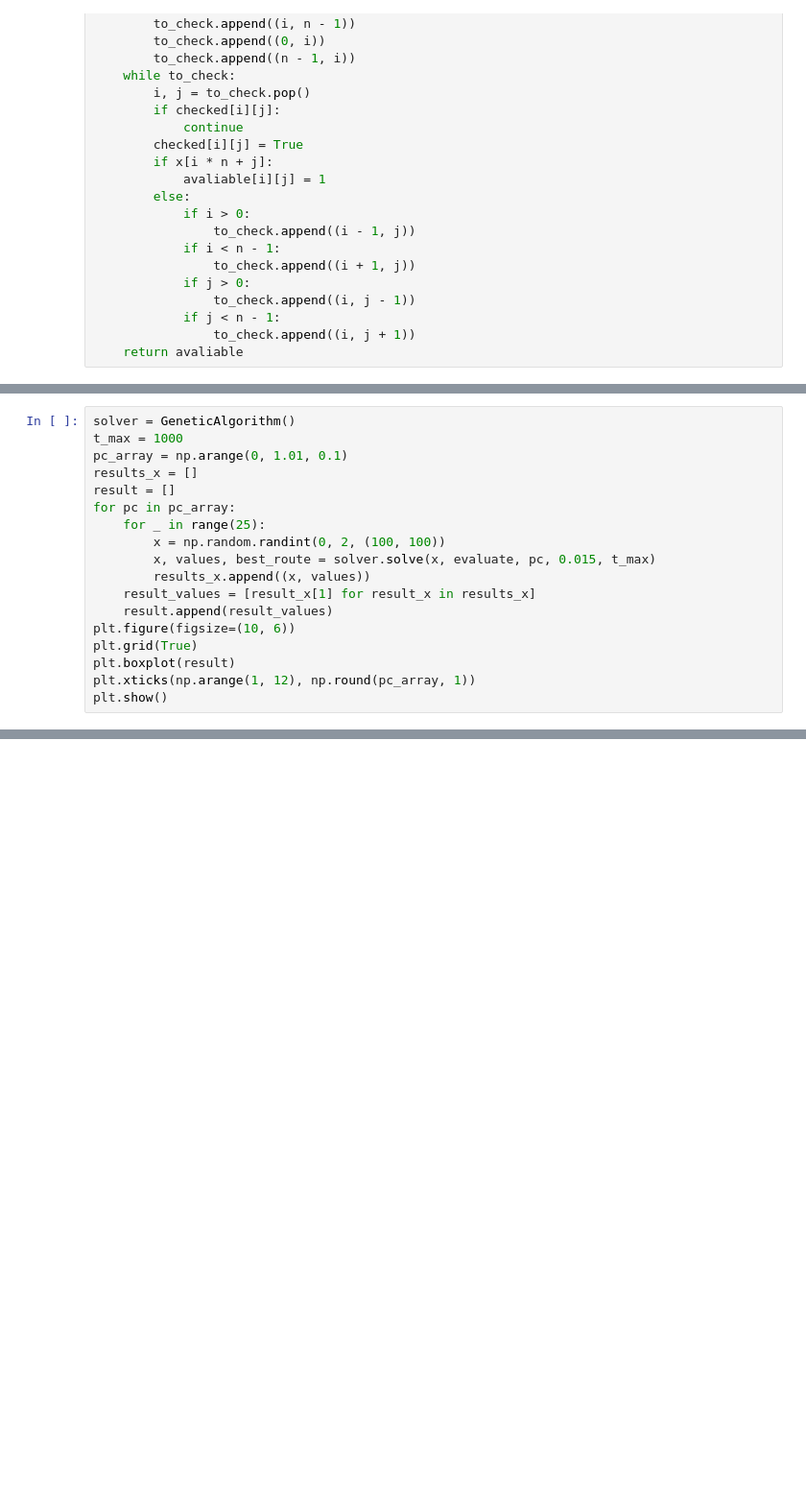
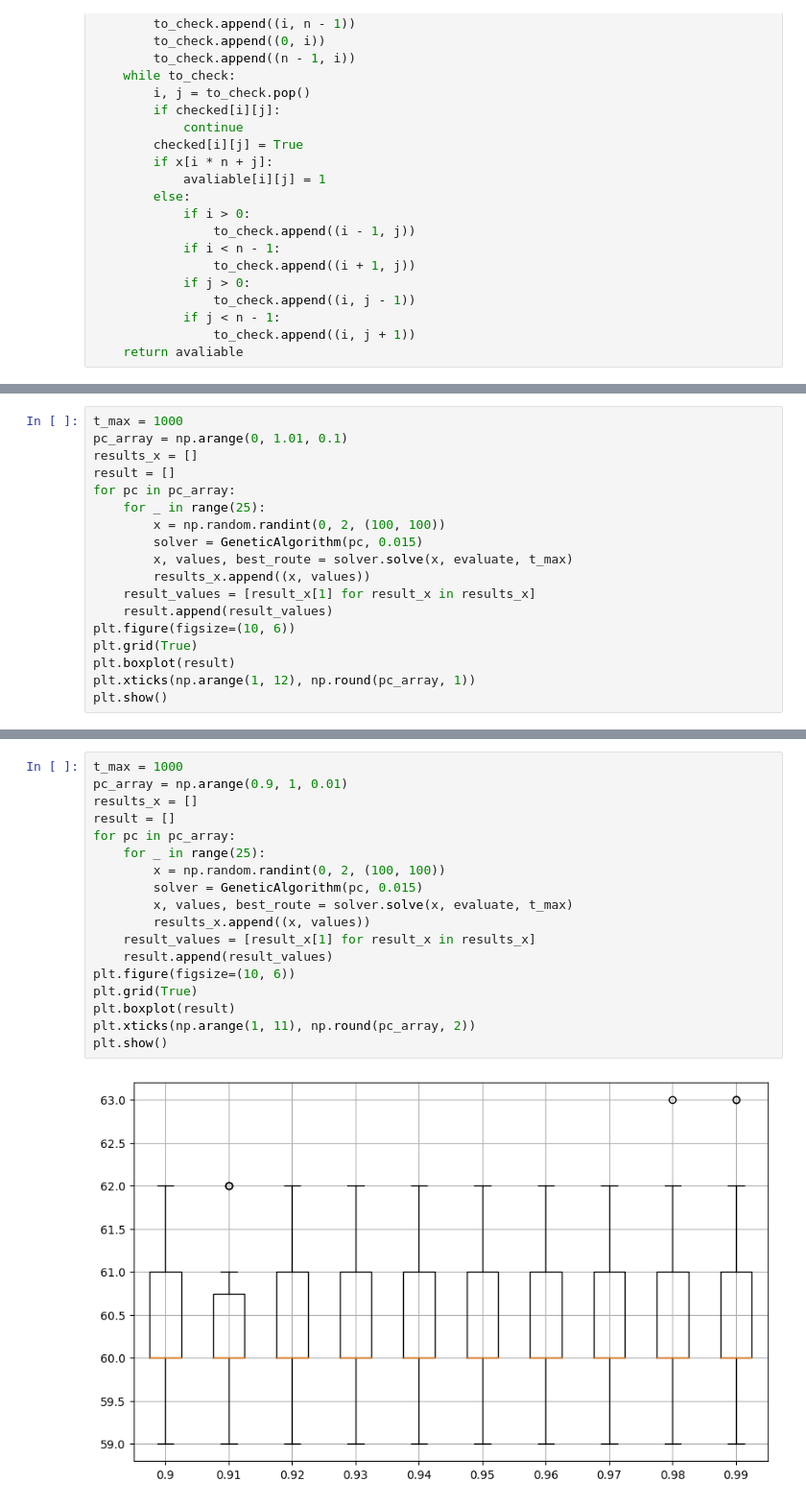
Before and after one commit to iszablowski/WSI24L, a Jupyter notebook: wsi2_genetic_algorithm/genetic_algorithm.ipynb, the cells around one changed output, grey strips where cells are left out. Shown at 96% size. Drawn from its saved outputs; the diff is of its cells as text; blank space fills up the shorter version.

```diff
--- a/wsi2_genetic_algorithm/genetic_algorithm.ipynb
+++ b/wsi2_genetic_algorithm/genetic_algorithm.ipynb
@@ -135,5 +153,4 @@ plt.show()
 # %%
-solver = GeneticAlgorithm()
 t_max = 1000
 pc_array = np.arange(0, 1.01, 0.1)
 results_x = []
@@ -141,7 +158,8 @@ result = []
 for pc in pc_array:
     for _ in range(25):
         x = np.random.randint(0, 2, (100, 100))
-        x, values, best_route = solver.solve(x, evaluate, pc, 0.015, t_max)
+        solver = GeneticAlgorithm(pc, 0.015)
+        x, values, best_route = solver.solve(x, evaluate, t_max)
         results_x.append((x, values))
     result_values = [result_x[1] for result_x in results_x]
     result.append(result_values)
@@ -168,0 +189,20 @@ plt.show()
+# %%
+t_max = 1000
+pc_array = np.arange(0.9, 1, 0.01)
+results_x = []
+result = []
+for pc in pc_array:
+    for _ in range(25):
+        x = np.random.randint(0, 2, (100, 100))
+        solver = GeneticAlgorithm(pc, 0.015)
+        x, values, best_route = solver.solve(x, evaluate, t_max)
+        results_x.append((x, values))
+    result_values = [result_x[1] for result_x in results_x]
+    result.append(result_values)
+plt.figure(figsize=(10, 6))
+plt.grid(True)
+plt.boxplot(result)
+plt.xticks(np.arange(1, 11), np.round(pc_array, 2))
+plt.show()
+# %% [output]
+[figure, added]
```
Also changed, not shown: parts of 10 cells of this notebook.
